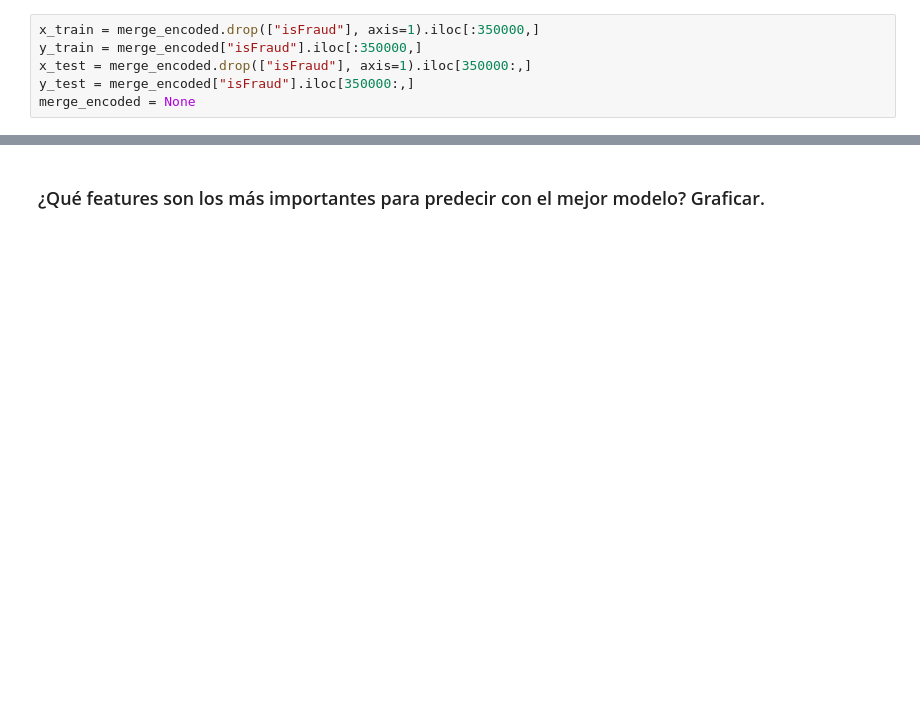
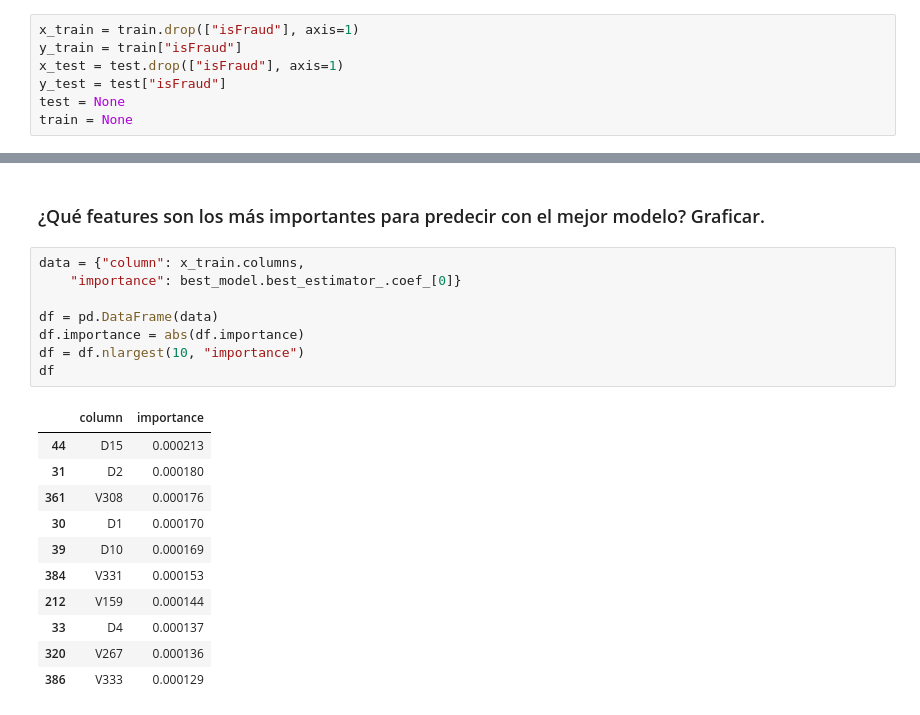
Before and after one commit to MauRodriguez/Orga-de-Datos-entregas, a Jupyter notebook: TP 3/baseline.ipynb, the cells around one changed output, grey strips where cells are left out. Saved outputs shown, nothing was run; the diff lists cells and outputs as text; blank space fills up the shorter version.

```diff
--- a/TP 3/baseline.ipynb
+++ b/TP 3/baseline.ipynb
@@ -61,8 +78,9 @@ logRegressor = LogisticRegression(max_iter = 200)
 # %%
-x_train = merge_encoded.drop(["isFraud"], axis=1).iloc[:350000,]
-y_train = merge_encoded["isFraud"].iloc[:350000,]
-x_test = merge_encoded.drop(["isFraud"], axis=1).iloc[350000:,]
-y_test = merge_encoded["isFraud"].iloc[350000:,]
-merge_encoded = None
+x_train = train.drop(["isFraud"], axis=1)
+y_train = train["isFraud"]
+x_test = test.drop(["isFraud"], axis=1)
+y_test = test["isFraud"]
+test = None
+train = None
 # %%
 params = {
@@ -88,2 +232,22 @@ Please also refer to the documentation for alternative solver options:
 # %% [markdown]
 ### ¿Qué features son los más importantes para predecir con el mejor modelo? Graficar.
+# %%
+data = {"column": x_train.columns,
+    "importance": best_model.best_estimator_.coef_[0]}
+
+df = pd.DataFrame(data)
+df.importance = abs(df.importance)
+df = df.nlargest(10, "importance")
+df
+# %% [output]
+|  | column | importance |
+| 44 | D15 | 0.000213 |
+| 31 | D2 | 0.000180 |
+| 361 | V308 | 0.000176 |
+| 30 | D1 | 0.000170 |
+| 39 | D10 | 0.000169 |
+| 384 | V331 | 0.000153 |
+| 212 | V159 | 0.000144 |
+| 33 | D4 | 0.000137 |
+| 320 | V267 | 0.000136 |
+| 386 | V333 | 0.000129 |
```
Also changed, not shown: parts of 24 cells of this notebook, 2 other files.
